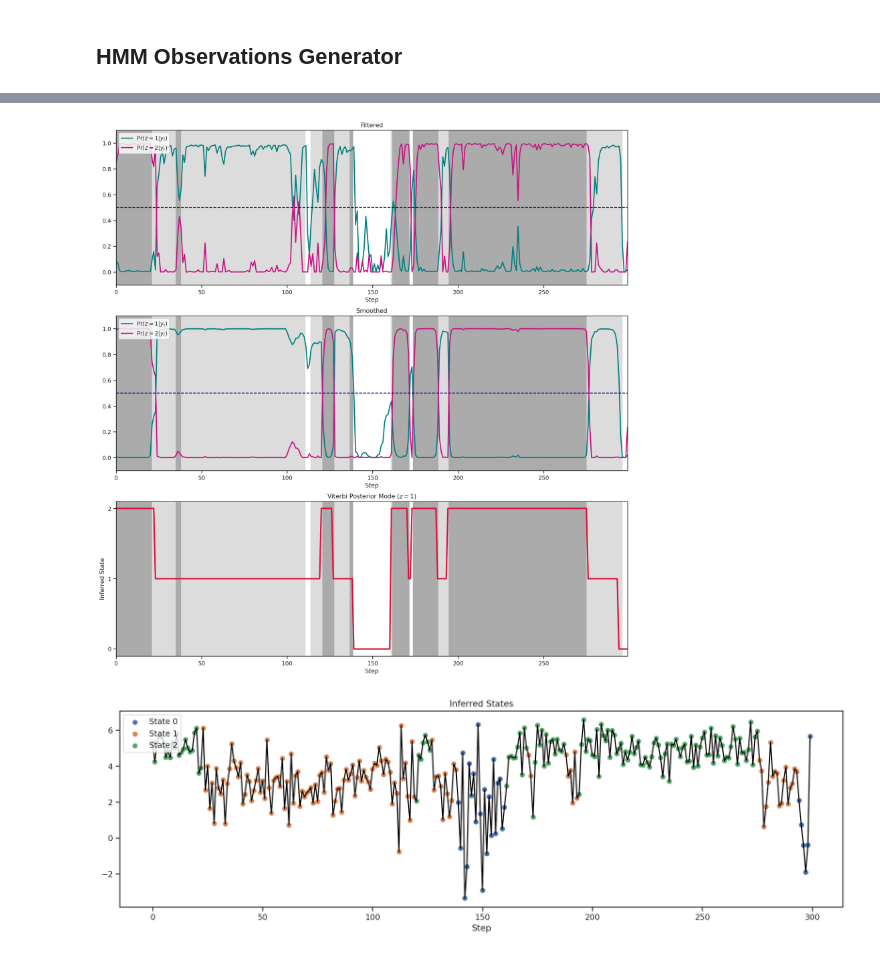
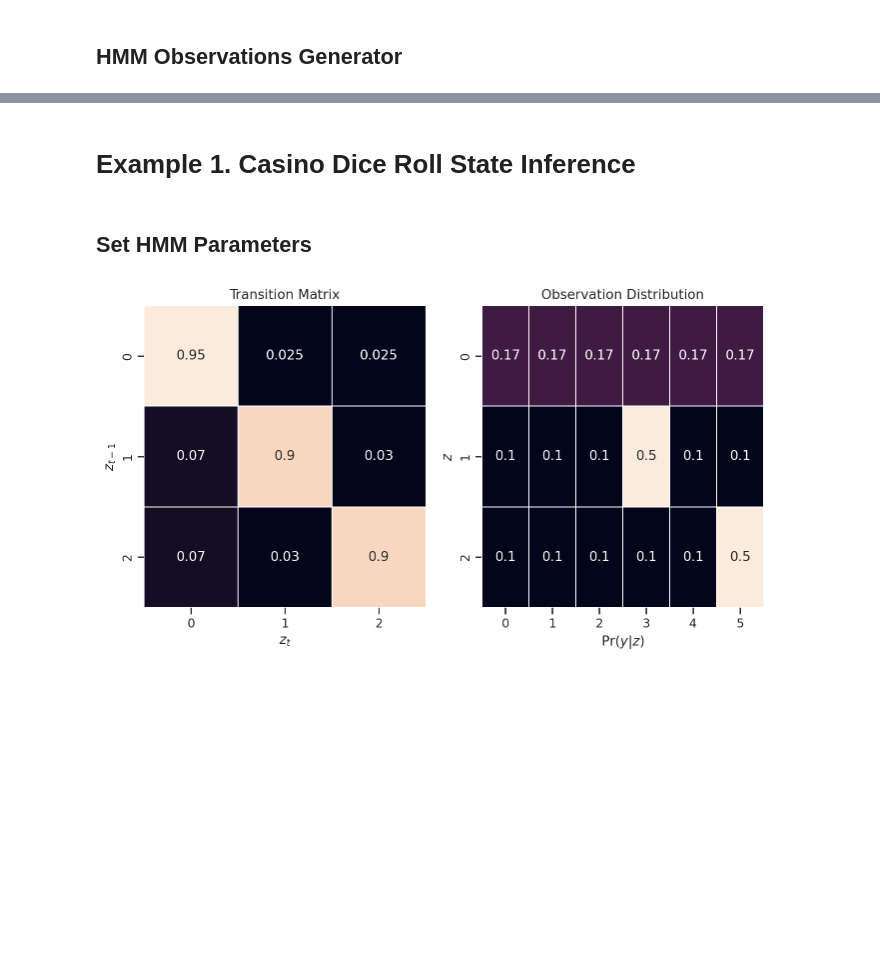
Before and after one commit to CorpuzKB/PML-Advance-Topics-notebooks, a Jupyter notebook: HMM_Inference__TensorFlow.ipynb, the cells around one changed output, grey strips where cells are left out. Saved outputs shown, nothing was run; the diff lists cells and outputs as text; code cells hidden in the pictures; blank space fills up the shorter version.

```diff
--- a/HMM_Inference__TensorFlow.ipynb
+++ b/HMM_Inference__TensorFlow.ipynb
@@ -265,32 +137,0 @@ states_Viterbi = Inference.Viterbi()
-# %%
-fig, axes = plt.subplots(3, 1, figsize=(18, 19))
-title = ['Filtered', 'Smoothed']
-data = [prob_filtered[0, :, 1], prob_filtered[0, :, 2],
-        prob_smoothed[0, :, 1], prob_smoothed[0, :, 2]]
-
-for i in range(2):
-  axes[i].imshow(true_states[None, 0, :], extent=(0, num_steps - 1, -0.1, 1.1), cmap='Greys', alpha=0.33, aspect='auto')
-  axes[i].plot(data[2*i], label='$\Pr(z=1|y_t)$', color='teal', linewidth=2.2)
-  axes[i].plot(data[2*i + 1], label='$\Pr(z=2|y_t)$', color='mediumvioletred', linewidth=2.2)
-  axes[i].axhline(0.5, color = 'navy', linestyle='--')
-  axes[i].set(xlabel='Step', title=title[i])
-  axes[i].legend(loc='upper left');
-
-axes[2].plot(states_Viterbi[0, :], color='crimson', linewidth=2.8)
-axes[2].imshow(true_states[None, 0, :], extent=(0, num_steps - 1, -0.1, num_states - 0.9), cmap='Greys', alpha=0.33, aspect='auto')
-axes[2].set(xlabel='Step', ylabel='Inferred State', title='Viterbi Posterior Mode ($z=1$)', yticks=np.arange(0, 3, 1))
-plt.show()
-# %% [output]
-[figure, removed]
-# %%
-plt.figure(figsize=(18, 5))
-plt.plot(observations[0], color="black", linewidth=1.5)
-plt.title("Inferred States");  plt.xlabel('Step')
-for state in range(3):
-  index = tf.where(states_Viterbi[0] == state)
-  obs = tf.gather_nd(observations[0], index)
-  plt.scatter(index, obs, s=35, label='State {}'.format(state))
-  plt.legend(loc='upper left');
-plt.show()
-# %% [output]
-[figure, removed]
@@ -296,0 +152,31 @@ plt.show()
+# %% [markdown]
+# Example 1. Casino Dice Roll State Inference
+# %% [markdown]
+## Set HMM Parameters
+# %%
+num_states = 3
+
+initial_distribution = tf.fill([num_states, 1], 1/num_states)
+
+transition_distribution = tf.constant([
+    [0.95, 0.025, 0.025],
+    [0.07, 0.9, 0.03],
+    [0.07, 0.03, 0.9]
+])
+
+emission_params = tf.stack([
+    tf.squeeze(tf.constant(tf.fill([1, 6], 1/6))),
+    tf.constant([1/10, 1/10, 1/10, 5/10, 1/10, 1/10]),
+    tf.constant([*[1/10 for _ in range(5)], 5/10])
+    ])
+
+emission_distribution = lambda arg: tfd.Categorical(probs=arg)
+
+fig, axes = plt.subplots(1, 2, figsize=(10, 5))
+sns.heatmap(transition_distribution, annot=True, linewidth=.5, ax=axes[0], cbar=False)
+sns.heatmap(emission_params, annot=True, linewidth=.5, ax=axes[1], cbar=False)
+axes[0].set(xlabel='$z_{t}$', ylabel='$z_{t-1}$', title='Transition Matrix')
+axes[1].set(xlabel='$\Pr(y|z)$', ylabel='$z$', title='Observation Distribution')
+plt.show()
+# %% [output]
+[figure, added]
```
Also changed, not shown: parts of 38 cells of this notebook.
